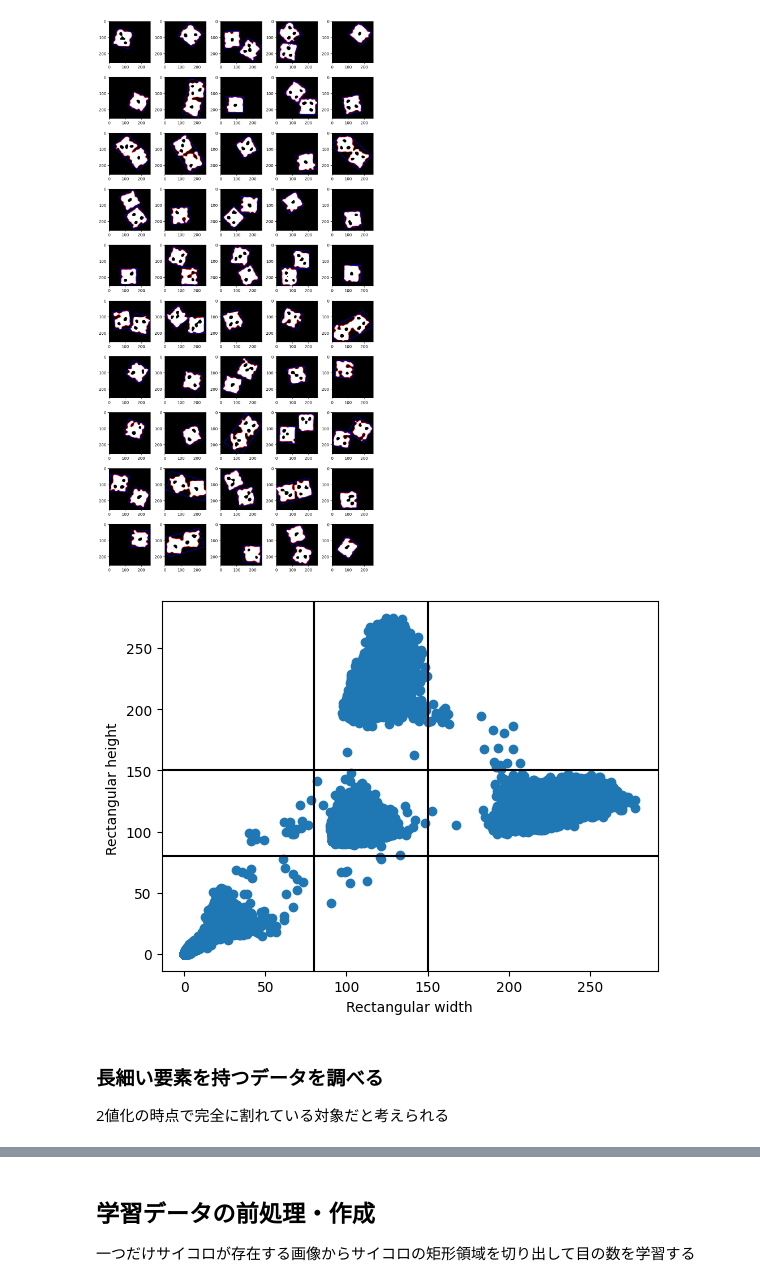
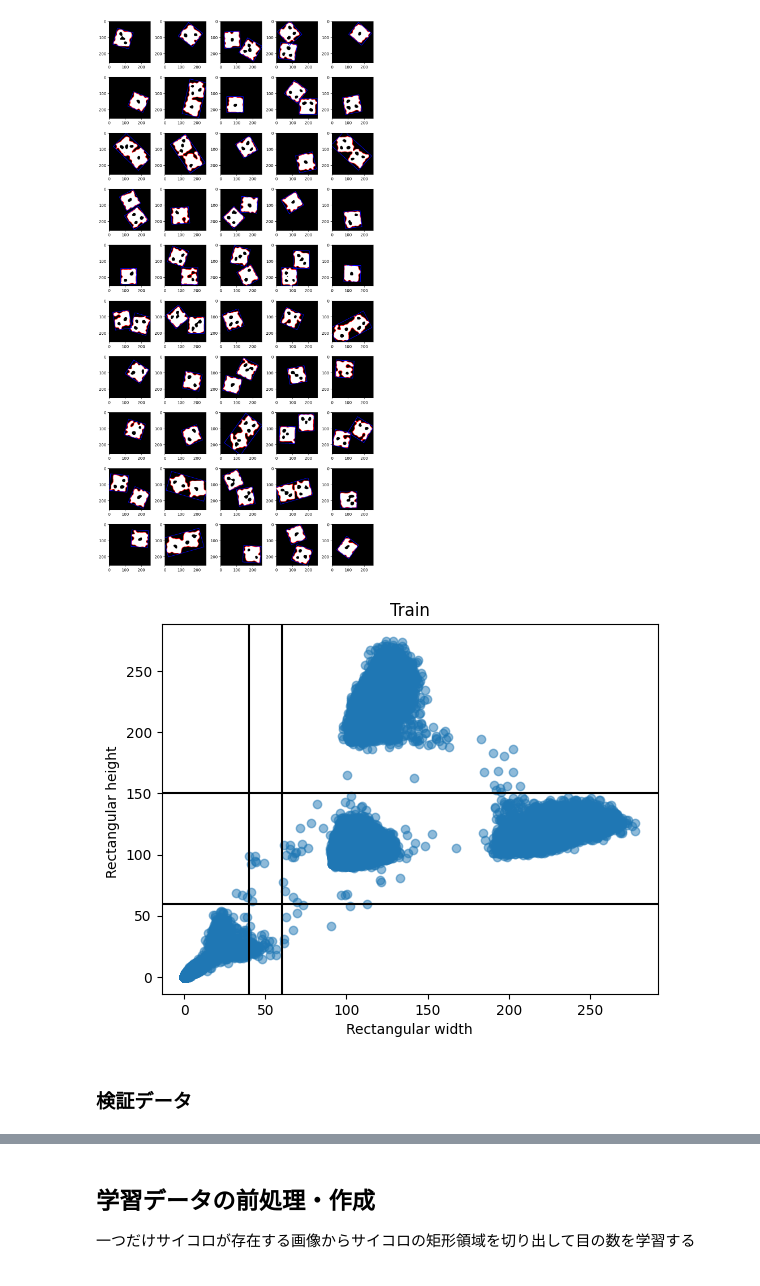
Before and after one commit to SStakafumi/sony-dice-competition, a Jupyter notebook: crop_one_dice.ipynb, the cells around one changed output, grey strips where cells are left out. Cells and saved outputs as stored; diff of their text form; code cells hidden in the pictures.

```diff
--- a/crop_one_dice.ipynb
+++ b/crop_one_dice.ipynb
@@ -108,19 +114,19 @@ for i in range(X_train.shape[0]):
 # %%
 # 矩形形状の分布の確認
 width = [rect_size[0] for rect_size in rect_sizes]
 height = [rect_size[1] for rect_size in rect_sizes]
 
 fig, ax = plt.subplots()
-ax.axhline(y=80, color='k')
+ax.axhline(y=60, color='k')
 ax.axhline(y=150, color='k')
-ax.axvline(x=80, color='k')
-ax.axvline(x=150, color='k')
-plt.scatter(width, height)
+ax.axvline(x=40, color='k')
+ax.axvline(x=60, color='k')
+plt.scatter(width, height, alpha=0.5)
 plt.xlabel('Rectangular width')
 plt.ylabel('Rectangular height ')
+plt.title('Train')
 plt.show()
 # %% [output]
-[figure, old version]
+[figure, new version]
-# %% [markdown]
-### 長細い要素を持つデータを調べる
-2値化の時点で完全に割れている対象だと考えられる
+# %% [markdown]
+### 検証データ
```
Also changed, not shown: parts of 15 cells of this notebook.
